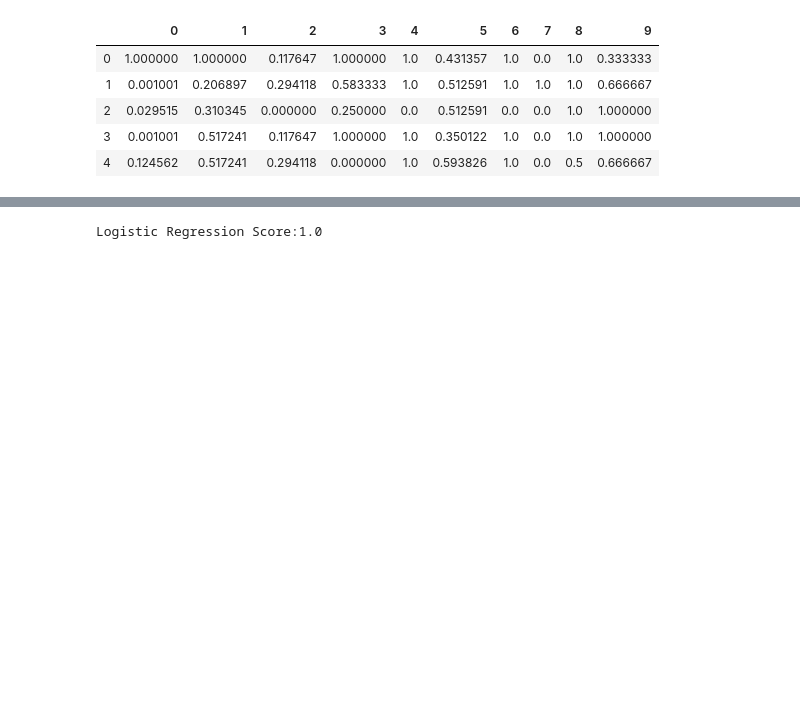
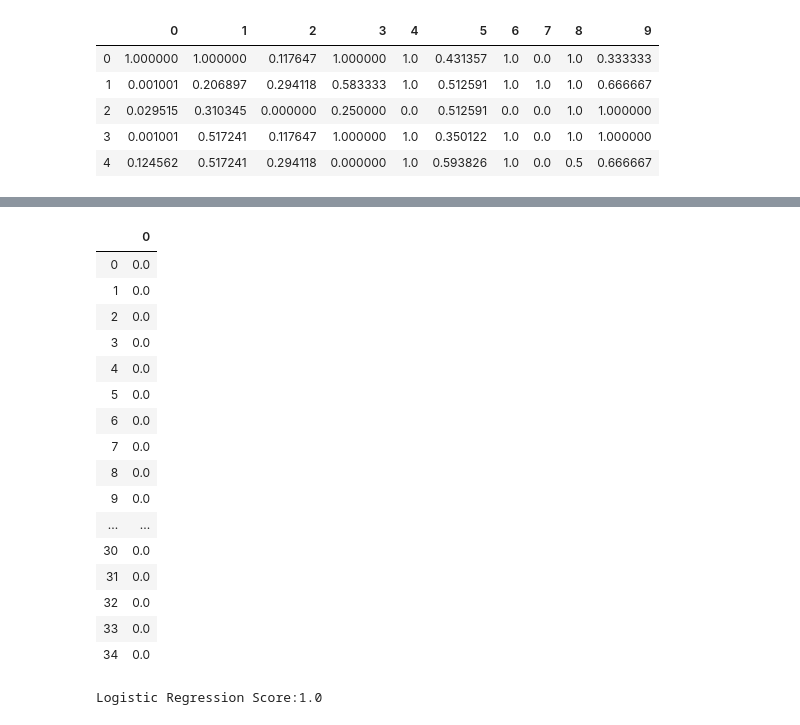
Before and after one commit to nitishvj/Capstone-1-Developers-Survey-Analysis, a Jupyter notebook: Capstone 1.ipynb, the cells around one changed output, grey strips where cells are left out. Saved outputs shown, nothing was run; the diff lists cells and outputs as text; code cells hidden in the pictures; blank space fills up the shorter version.

```diff
--- a/Capstone 1.ipynb
+++ b/Capstone 1.ipynb
@@ -1017,9 +1069,11 @@ x_scaled0lr = min_max_scaler0.fit_transform(val0lr)
 dflr_norm0 = pd.DataFrame(x_scaled0lr)
 X0lr = dflr_norm0.iloc[:,:-1]
 y0lr = dflr_norm0.iloc[:,-1:]
+
 X_trainlr, X_testlr, y_trainlr, y_testlr = train_test_split(X0lr,y0lr,test_size=0.2,random_state=42)
 from sklearn.linear_model import LogisticRegression
 logreg = LogisticRegression().fit(X_trainlr, y_trainlr)
-accuracy = logreg.score(X_testlr,logreg.predict(X_testlr))
+prediction = logreg.predict(X_test)
+accuracy = logreg.score(prediction,y_testlr)
 print('Logistic Regression Score:'+str(accuracy))
 # %% [output]
@@ -1027,3 +1099,23 @@ Logistic Regression Score:1.0
+# %%
+pd.DataFrame(prediction).head(35)
+# %% [output]
+|  | 0 |
+| 0 | 0.0 |
+| 1 | 0.0 |
+| 2 | 0.0 |
+| 3 | 0.0 |
+| 4 | 0.0 |
+| 5 | 0.0 |
+| 6 | 0.0 |
+| 7 | 0.0 |
+| 8 | 0.0 |
+| 9 | 0.0 |
+| ... | ... |
+| 30 | 0.0 |
+| 31 | 0.0 |
+| 32 | 0.0 |
+| 33 | 0.0 |
+| 34 | 0.0 |
 # %%
 ################# LOGISTIC REGRESSION for career dissatisfaction #################
 #Career dissatisfaction variables
```
Also changed, not shown: parts of 25 cells of this notebook.
